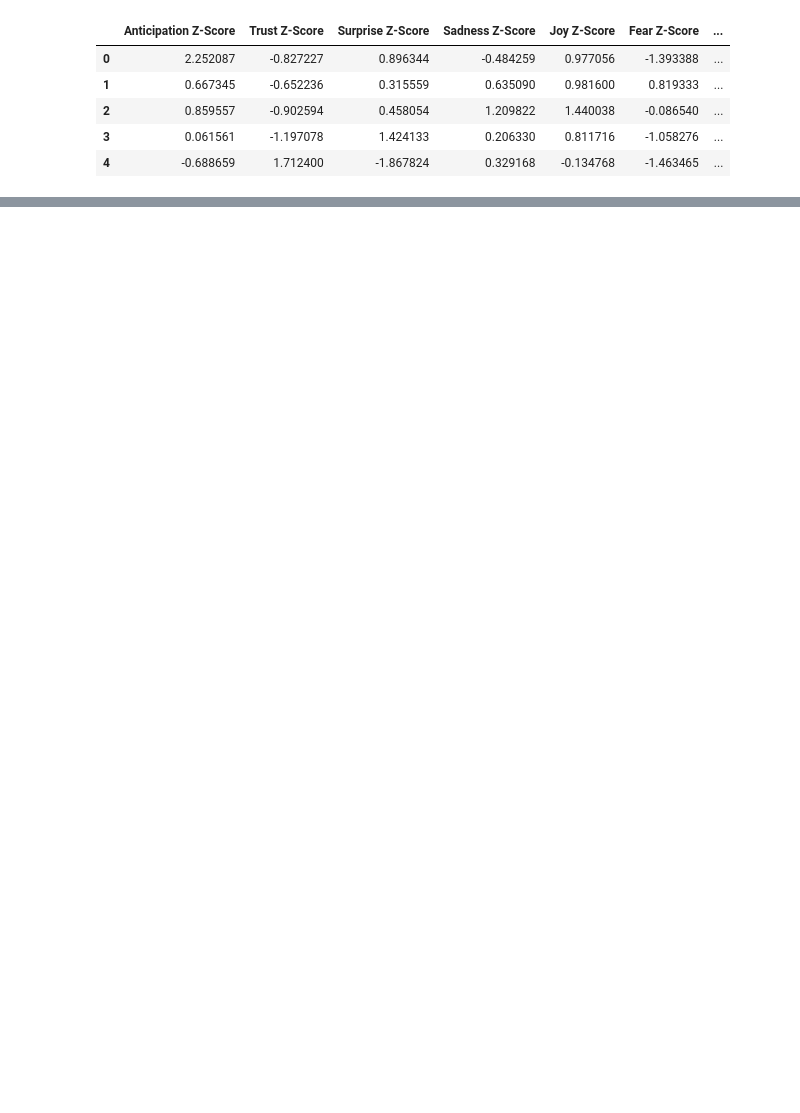
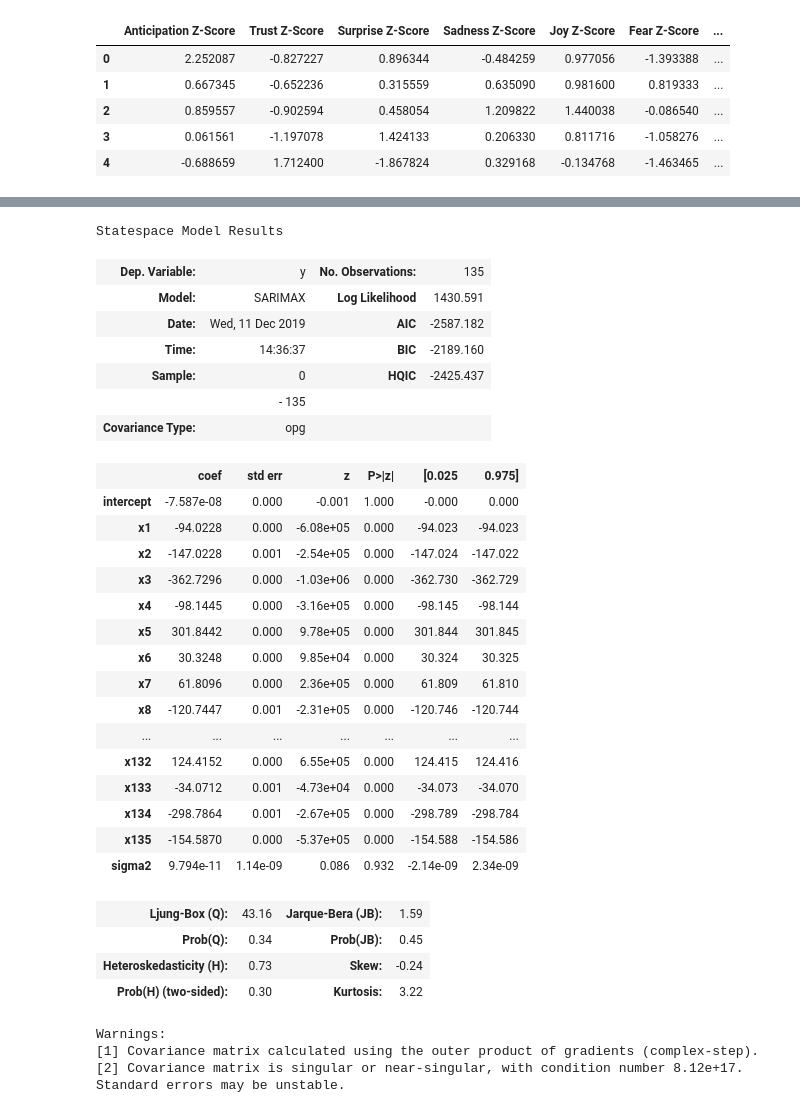
Before and after one commit to suvir-c/psyc-626, a Jupyter notebook: time-series-analysis/Auto Arima Model.ipynb, the cells around one changed output, grey strips where cells are left out. Saved outputs shown, nothing was run; the diff lists cells and outputs as text; code cells hidden in the pictures; blank space fills up the shorter version.

Commit message:
Final time series code

```diff
--- a/time-series-analysis/Auto Arima Model.ipynb
+++ b/time-series-analysis/Auto Arima Model.ipynb
@@ -228,0 +245,34 @@ Warnings:
+# %%
+partial_model.summary()
+# %% [output]
+Statespace Model Results
+| Dep. Variable: | y | No. Observations: | 135 |
+| Model: | SARIMAX | Log Likelihood | 1430.591 |
+| Date: | Wed, 11 Dec 2019 | AIC | -2587.182 |
+| Time: | 14:36:37 | BIC | -2189.160 |
+| Sample: | 0 | HQIC | -2425.437 |
+|  | - 135 |  |  |
+| Covariance Type: | opg |  |  |
+|  | coef | std err | z | P>|z| | [0.025 | 0.975] |
+| intercept | -7.587e-08 | 0.000 | -0.001 | 1.000 | -0.000 | 0.000 |
+| x1 | -94.0228 | 0.000 | -6.08e+05 | 0.000 | -94.023 | -94.023 |
+| x2 | -147.0228 | 0.001 | -2.54e+05 | 0.000 | -147.024 | -147.022 |
+| x3 | -362.7296 | 0.000 | -1.03e+06 | 0.000 | -362.730 | -362.729 |
+| x4 | -98.1445 | 0.000 | -3.16e+05 | 0.000 | -98.145 | -98.144 |
+| x5 | 301.8442 | 0.000 | 9.78e+05 | 0.000 | 301.844 | 301.845 |
+| x6 | 30.3248 | 0.000 | 9.85e+04 | 0.000 | 30.324 | 30.325 |
+| x7 | 61.8096 | 0.000 | 2.36e+05 | 0.000 | 61.809 | 61.810 |
+| x8 | -120.7447 | 0.001 | -2.31e+05 | 0.000 | -120.746 | -120.744 |
+| ... | ... | ... | ... | ... | ... | ... |
+| x132 | 124.4152 | 0.000 | 6.55e+05 | 0.000 | 124.415 | 124.416 |
+| x133 | -34.0712 | 0.001 | -4.73e+04 | 0.000 | -34.073 | -34.070 |
+| x134 | -298.7864 | 0.001 | -2.67e+05 | 0.000 | -298.789 | -298.784 |
+| x135 | -154.5870 | 0.000 | -5.37e+05 | 0.000 | -154.588 | -154.586 |
+| sigma2 | 9.794e-11 | 1.14e-09 | 0.086 | 0.932 | -2.14e-09 | 2.34e-09 |
+| Ljung-Box (Q): | 43.16 | Jarque-Bera (JB): | 1.59 |
+| Prob(Q): | 0.34 | Prob(JB): | 0.45 |
+| Heteroskedasticity (H): | 0.73 | Skew: | -0.24 |
+| Prob(H) (two-sided): | 0.30 | Kurtosis: | 3.22 |
+Warnings:
+[1] Covariance matrix calculated using the outer product of gradients (complex-step).
+[2] Covariance matrix is singular or near-singular, with condition number 8.12e+17. Standard errors may be unstable.
```
Also changed, not shown: parts of 11 cells of this notebook, 8 other files.
